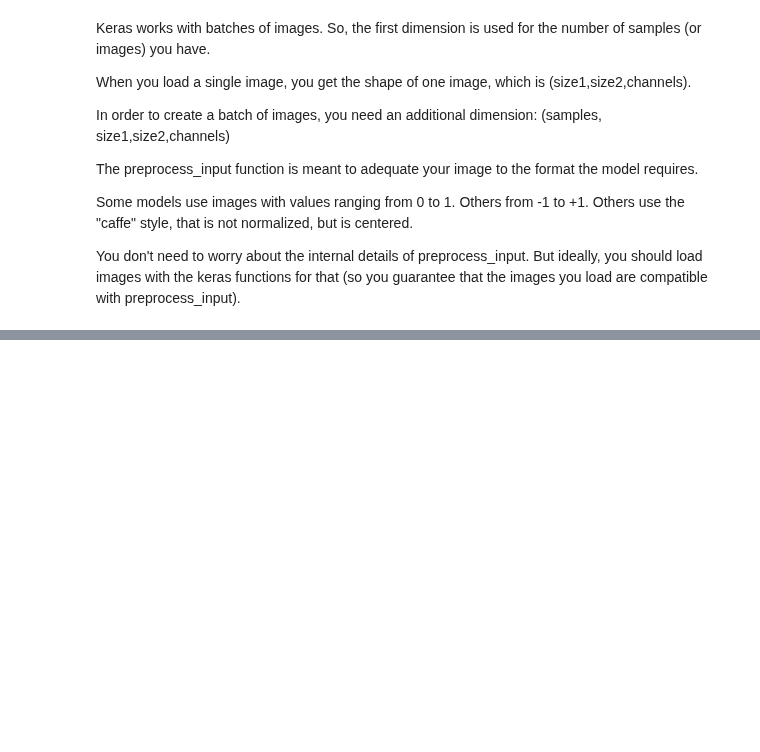
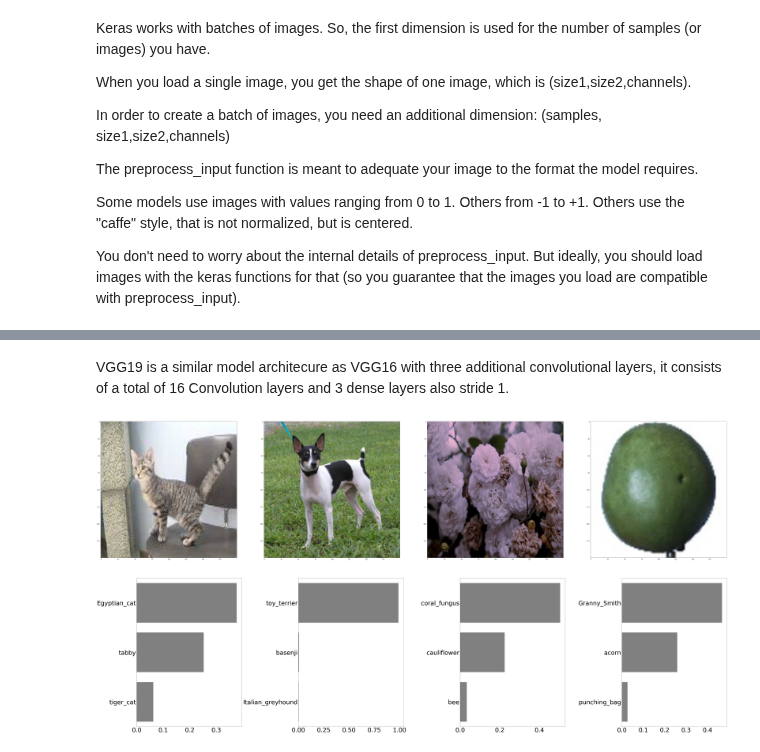
Before and after one commit to ddb95/Data_Science_and_ML_Projects, a Jupyter notebook: vgg16_19/cnn-vgg16-vgg19.ipynb, the cells around one changed output, grey strips where cells are left out. Drawn from its saved outputs; the diff is of its cells as text; code cells hidden in the pictures; blank space fills up the shorter version.

```diff
--- a/vgg16_19/cnn-vgg16-vgg19.ipynb
+++ b/vgg16_19/cnn-vgg16-vgg19.ipynb
@@ -158,0 +176,10 @@ getPredictions(vgg16_model)
+# %% [markdown]
+VGG19 is a similar model architecure as VGG16 with three additional convolutional layers, it consists of a total of 16 Convolution layers and 3 dense layers also stride 1.
+# %%
+from keras.applications import VGG19
+vgg19_weights = '../input/vgg19/vgg19_weights_tf_dim_ordering_tf_kernels.h5'
+vgg19_model = VGG19(weights = vgg19_weights)
+getPredictions(vgg19_model)
+# %% [output]
+[figure, added]
+[figure, added]
```
Also changed, not shown: parts of 6 cells of this notebook.
